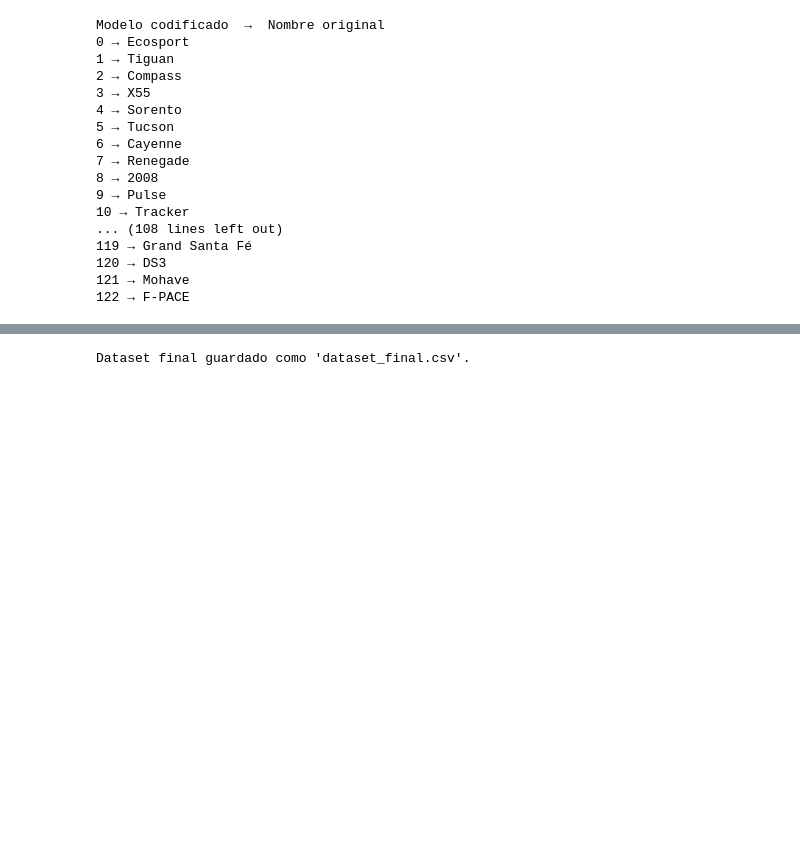
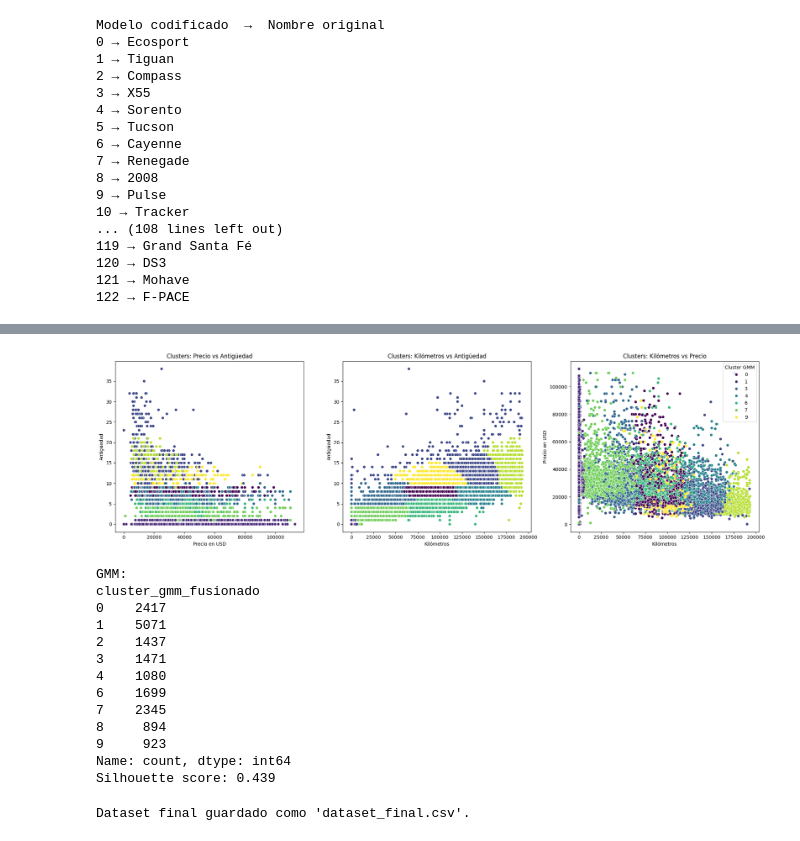
Before and after one commit to matilein/ProyectoML, a Jupyter notebook: final_dataset.ipynb, the cells around one changed output, grey strips where cells are left out. Saved outputs shown, nothing was run; the diff lists cells and outputs as text; code cells hidden in the pictures; blank space fills up the shorter version.

```diff
--- a/final_dataset.ipynb
+++ b/final_dataset.ipynb
@@ -185,3 +223,72 @@ Name: count, dtype: int64
+# %%
+import seaborn as sns
+import matplotlib.pyplot as plt
+
+# Filtrar datos para graficar (sacar outliers extremos)
+q_km = df['Kilómetros'].quantile(0.99)
+q_price = df['Precio_usd'].quantile(0.99)
+df_plot = df[(df['Kilómetros'] <= q_km) & (df['Precio_usd'] <= q_price)]
+
+# Crear subplots
+fig, axs = plt.subplots(1, 3, figsize=(20, 6))
+
+# ----------- Gráfico 1: Precio vs Antigüedad -----------
+sns.scatterplot(
+    x='Precio_usd', y='antiguedad',
+    hue='cluster_gmm_fusionado', data=df_plot, palette='viridis',
+    ax=axs[0], legend=False
+)
+axs[0].set_title('Clusters: Precio vs Antigüedad')
+axs[0].set_xlabel('Precio en USD')
+axs[0].set_ylabel('Antigüedad')
+
+# ----------- Gráfico 2: Kilómetros vs Antigüedad -----------
+sns.scatterplot(
+    x='Kilómetros', y='antiguedad',
+    hue='cluster_gmm_fusionado', data=df_plot, palette='viridis',
+    ax=axs[1], legend=False
+)
+axs[1].set_title('Clusters: Kilómetros vs Antigüedad')
+axs[1].set_xlabel('Kilómetros')
+axs[1].set_ylabel('Antigüedad')
+
+# ----------- Gráfico 3: Precio vs Kilómetros -----------
+sns.scatterplot(
+    x='Kilómetros', y='Precio_usd',
+    hue='cluster_gmm_fusionado', data=df_plot, palette='viridis',
+    ax=axs[2]
+)
+axs[2].set_title('Clusters: Kilómetros vs Precio')
+axs[2].set_xlabel('Kilómetros')
+axs[2].set_ylabel('Precio en USD')
+axs[2].legend(title='Cluster GMM', loc='upper right')
+
+# Ajustar layout
+plt.tight_layout()
+plt.show()
+
+# Mostrar distribución de clusters
+print("GMM:")
+print(df['cluster_gmm_fusionado'].value_counts().sort_index())
+
+from sklearn.metrics import silhouette_score
+score = silhouette_score(X_scaled_gmm, labels_corr)
+print(f"Silhouette score: {score:.3f}")
+# %% [output]
+[figure, added]
+GMM:
+cluster_gmm_fusionado
+0    2417
+1    5071
+2    1437
+3    1471
+4    1080
+6    1699
+7    2345
+8     894
+9     923
+Name: count, dtype: int64
+Silhouette score: 0.439
 # %%
 # One-hot encoding y conversión a enteros
 estado_dummies = pd.get_dummies(df['estado_edad'], prefix='estado').astype(int)
```
Also changed, not shown: parts of 7 cells of this notebook, 3 other files.
